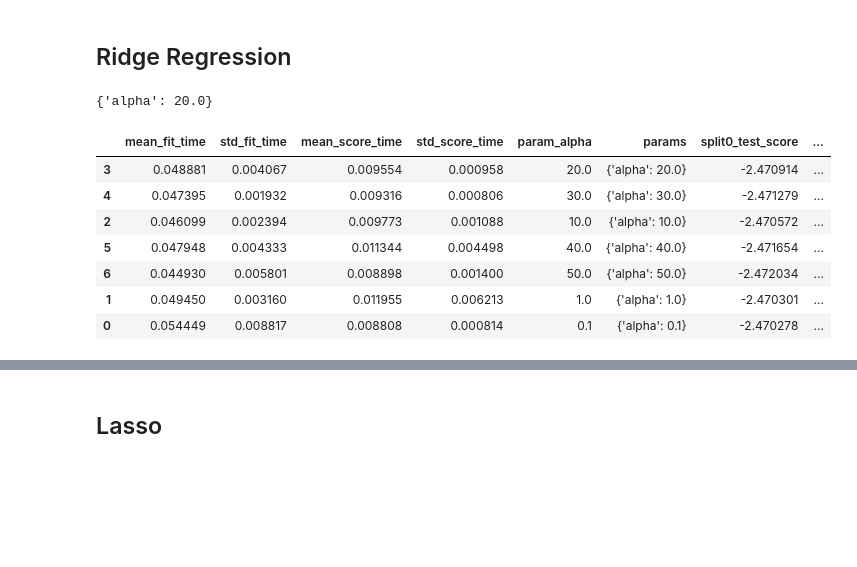
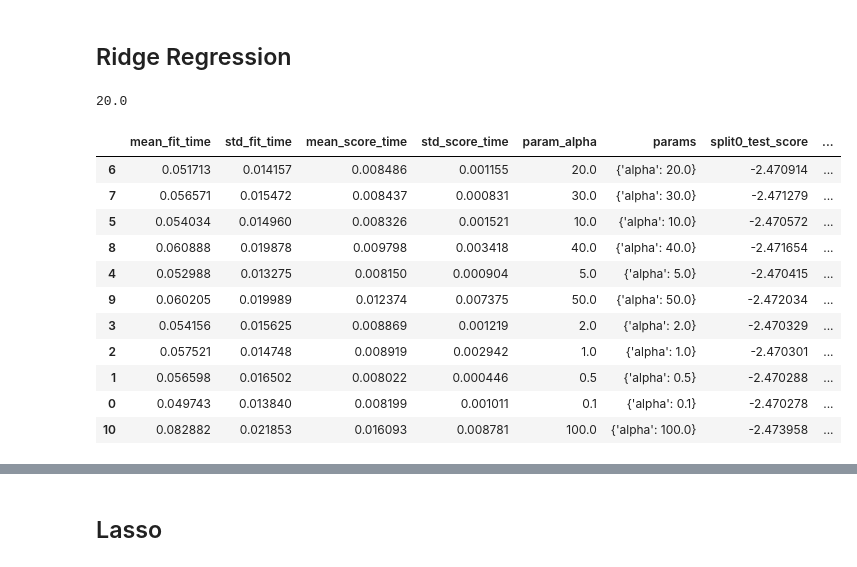
Before and after one commit to riccardocappi/Data-Mining-GroupA, a Jupyter notebook: PhoneUser_Competition/Phone users_py/Data_Mining_(Data_Divas)_Riccardo.ipynb, the cells around one changed output, grey strips where cells are left out. Drawn from its saved outputs; the diff is of its cells as text; code cells hidden in the pictures; blank space fills up the shorter version.

```diff
--- a/PhoneUser_Competition/Phone users_py/Data_Mining_(Data_Divas)_Riccardo.ipynb
+++ b/PhoneUser_Competition/Phone users_py/Data_Mining_(Data_Divas)_Riccardo.ipynb
@@ -412,25 +413,32 @@ from sklearn.linear_model import Ridge
 # %%
 ridge = Ridge()
+alphas = [0.1, 0.5, 1.0, 2.0, 5.0, 10.0, 20.0, 30.0, 40.0, 50.0, 100.0]
 params = {
-    "alpha": [0.1, 1.0, 10.0, 20.0, 30.0, 40.0, 50.0]
+    "alpha": alphas
 }
 feature_selector = FeatureSelector()
 # %%
 grid = feature_selector.grid_search(X_train, y_train, ridge, params)
-# %%
-grid.best_params_
-# %% [output]
-{'alpha': 20.0}
+# %%
+best_alpha = grid.best_params_['alpha']
+print(best_alpha)
+# %% [output]
+20.0
 # %%
-results = pd.DataFrame(grid.cv_results_).sort_values(by='rank_test_score')
-results.to_csv('results-gridSearch-ridge.csv')
-display(results)
+results = pd.DataFrame(grid.cv_results_)
+results_sorted = results.sort_values(by='rank_test_score')
+results_sorted.to_csv('results-gridSearch-ridge.csv')
+display(results_sorted)
 # %% [output]
 |  | mean_fit_time | std_fit_time | mean_score_time | std_score_time | param_alpha | params | split0_test_score | ... |
-| 3 | 0.048881 | 0.004067 | 0.009554 | 0.000958 | 20.0 | {'alpha': 20.0} | -2.470914 | ... |
-| 4 | 0.047395 | 0.001932 | 0.009316 | 0.000806 | 30.0 | {'alpha': 30.0} | -2.471279 | ... |
-| 2 | 0.046099 | 0.002394 | 0.009773 | 0.001088 | 10.0 | {'alpha': 10.0} | -2.470572 | ... |
-| 5 | 0.047948 | 0.004333 | 0.011344 | 0.004498 | 40.0 | {'alpha': 40.0} | -2.471654 | ... |
-| 6 | 0.044930 | 0.005801 | 0.008898 | 0.001400 | 50.0 | {'alpha': 50.0} | -2.472034 | ... |
-| 1 | 0.049450 | 0.003160 | 0.011955 | 0.006213 | 1.0 | {'alpha': 1.0} | -2.470301 | ... |
-| 0 | 0.054449 | 0.008817 | 0.008808 | 0.000814 | 0.1 | {'alpha': 0.1} | -2.470278 | ... |
+| 6 | 0.051713 | 0.014157 | 0.008486 | 0.001155 | 20.0 | {'alpha': 20.0} | -2.470914 | ... |
+| 7 | 0.056571 | 0.015472 | 0.008437 | 0.000831 | 30.0 | {'alpha': 30.0} | -2.471279 | ... |
+| 5 | 0.054034 | 0.014960 | 0.008326 | 0.001521 | 10.0 | {'alpha': 10.0} | -2.470572 | ... |
+| 8 | 0.060888 | 0.019878 | 0.009798 | 0.003418 | 40.0 | {'alpha': 40.0} | -2.471654 | ... |
+| 4 | 0.052988 | 0.013275 | 0.008150 | 0.000904 | 5.0 | {'alpha': 5.0} | -2.470415 | ... |
+| 9 | 0.060205 | 0.019989 | 0.012374 | 0.007375 | 50.0 | {'alpha': 50.0} | -2.472034 | ... |
+| 3 | 0.054156 | 0.015625 | 0.008869 | 0.001219 | 2.0 | {'alpha': 2.0} | -2.470329 | ... |
+| 2 | 0.057521 | 0.014748 | 0.008919 | 0.002942 | 1.0 | {'alpha': 1.0} | -2.470301 | ... |
+| 1 | 0.056598 | 0.016502 | 0.008022 | 0.000446 | 0.5 | {'alpha': 0.5} | -2.470288 | ... |
+| 0 | 0.049743 | 0.013840 | 0.008199 | 0.001011 | 0.1 | {'alpha': 0.1} | -2.470278 | ... |
+| 10 | 0.082882 | 0.021853 | 0.016093 | 0.008781 | 100.0 | {'alpha': 100.0} | -2.473958 | ... |
```
Also changed, not shown: parts of 11 cells of this notebook, 1 other file.
